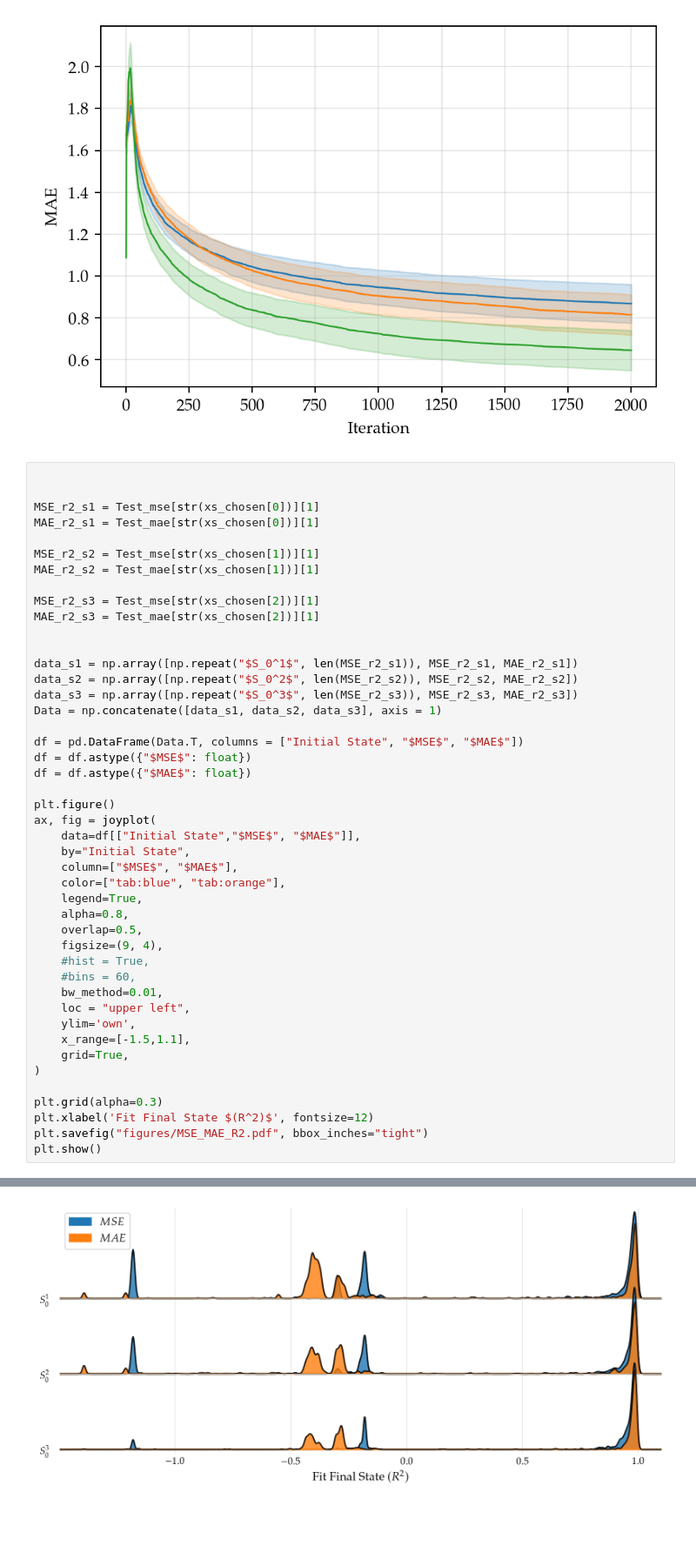
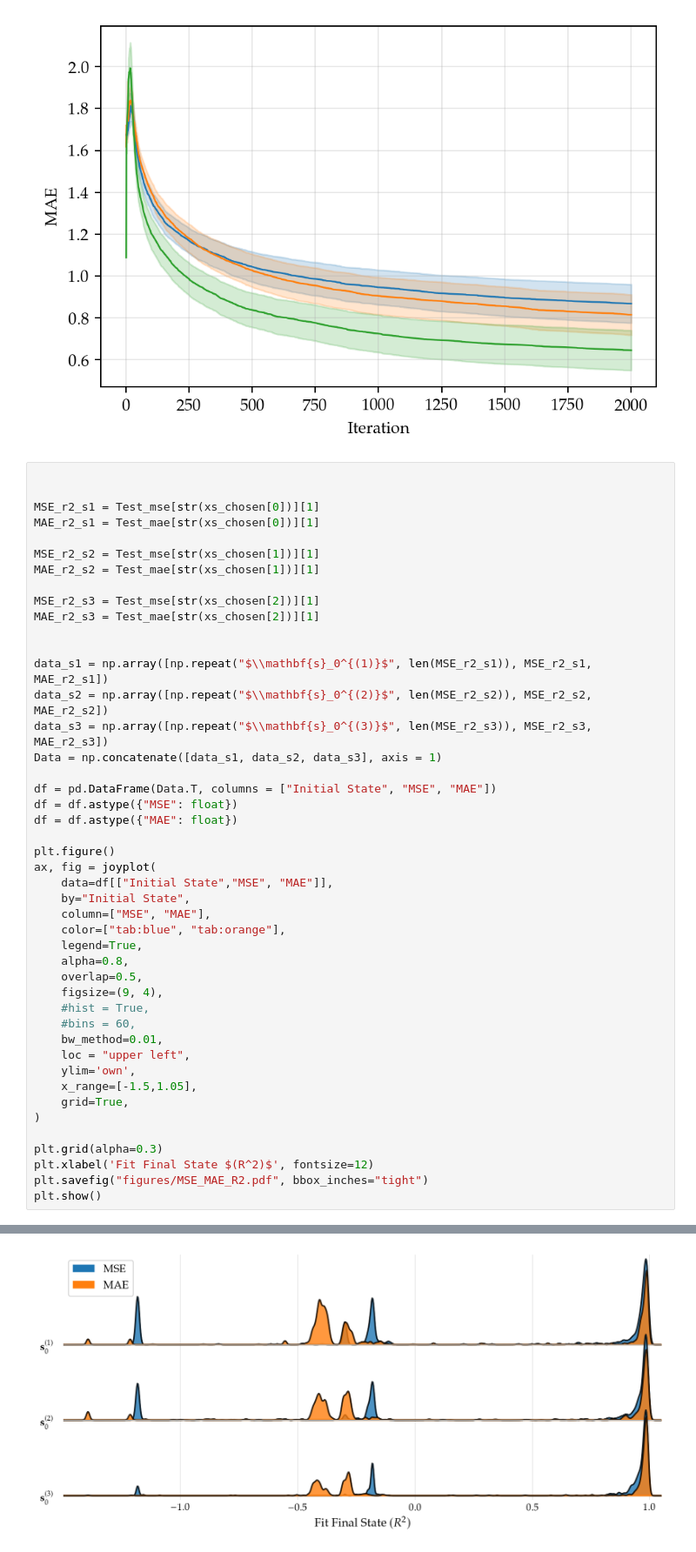
Before and after one commit to Maloup/stochastic-simulation-assignment3, a Jupyter notebook: Objective functions comparison.ipynb, the cells around one changed output, grey strips where cells are left out. Shown at 87% size. Drawn from its saved outputs; the diff is of its cells as text; blank space fills up the shorter version.

Commit message:
Consistent indexing for initial guess vectors

```diff
--- a/Objective functions comparison.ipynb
+++ b/Objective functions comparison.ipynb
@@ -120,43 +121,43 @@ MAE_r2_s2 = Test_mae[str(xs_chosen[1])][1]
 
 MSE_r2_s3 = Test_mse[str(xs_chosen[2])][1]
 MAE_r2_s3 = Test_mae[str(xs_chosen[2])][1]
 
 
-data_s1 = np.array([np.repeat("$S_0^1$", len(MSE_r2_s1)), MSE_r2_s1, MAE_r2_s1])
-data_s2 = np.array([np.repeat("$S_0^2$", len(MSE_r2_s2)), MSE_r2_s2, MAE_r2_s2])
-data_s3 = np.array([np.repeat("$S_0^3$", len(MSE_r2_s3)), MSE_r2_s3, MAE_r2_s3])
+data_s1 = np.array([np.repeat("$\\mathbf{s}_0^{(1)}$", len(MSE_r2_s1)), MSE_r2_s1, MAE_r2_s1])
+data_s2 = np.array([np.repeat("$\\mathbf{s}_0^{(2)}$", len(MSE_r2_s2)), MSE_r2_s2, MAE_r2_s2])
+data_s3 = np.array([np.repeat("$\\mathbf{s}_0^{(3)}$", len(MSE_r2_s3)), MSE_r2_s3, MAE_r2_s3])
 Data = np.concatenate([data_s1, data_s2, data_s3], axis = 1)
 
-df = pd.DataFrame(Data.T, columns = ["Initial State", "$MSE$", "$MAE$"])
-df = df.astype({"$MSE$": float})
-df = df.astype({"$MAE$": float})
+df = pd.DataFrame(Data.T, columns = ["Initial State", "MSE", "MAE"])
+df = df.astype({"MSE": float})
+df = df.astype({"MAE": float})
 
 plt.figure()
 ax, fig = joyplot(
-    data=df[["Initial State","$MSE$", "$MAE$"]],
+    data=df[["Initial State","MSE", "MAE"]],
     by="Initial State",
-    column=["$MSE$", "$MAE$"],
+    column=["MSE", "MAE"],
     color=["tab:blue", "tab:orange"],
     legend=True,
     alpha=0.8,
     overlap=0.5,
     figsize=(9, 4),
     #hist = True,
     #bins = 60,
     bw_method=0.01,
     loc = "upper left",
     ylim='own',
-    x_range=[-1.5,1.1],
+    x_range=[-1.5,1.05],
     grid=True,
 )
 
 plt.grid(alpha=0.3)
 plt.xlabel('Fit Final State $(R^2)$', fontsize=12)
 plt.savefig("figures/MSE_MAE_R2.pdf", bbox_inches="tight")
 plt.show()
 # %% [output]
 <Figure size 1080x720 with 0 Axes>
-[figure, old version]
+[figure, new version]
 # %%
 import seaborn as sns
 import scipy
```
Also changed, not shown: parts of 1 cell of this notebook.
